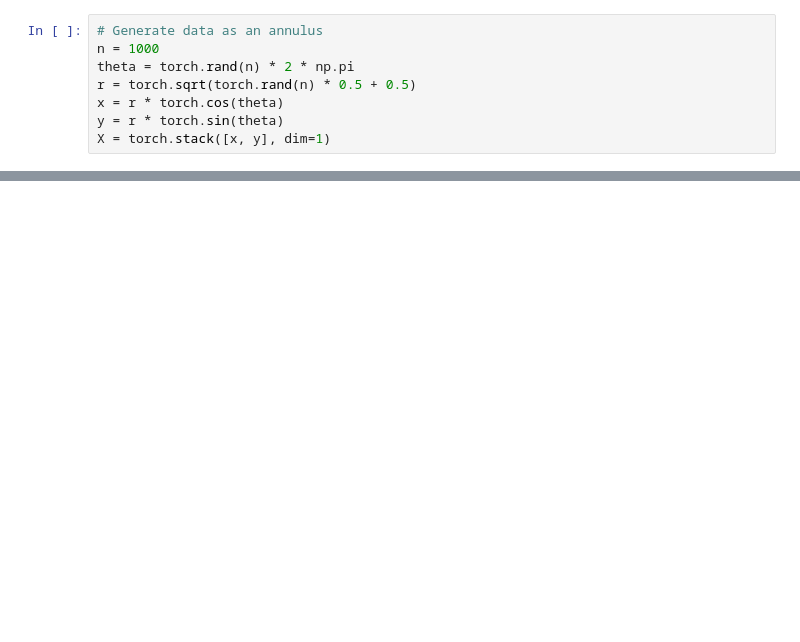
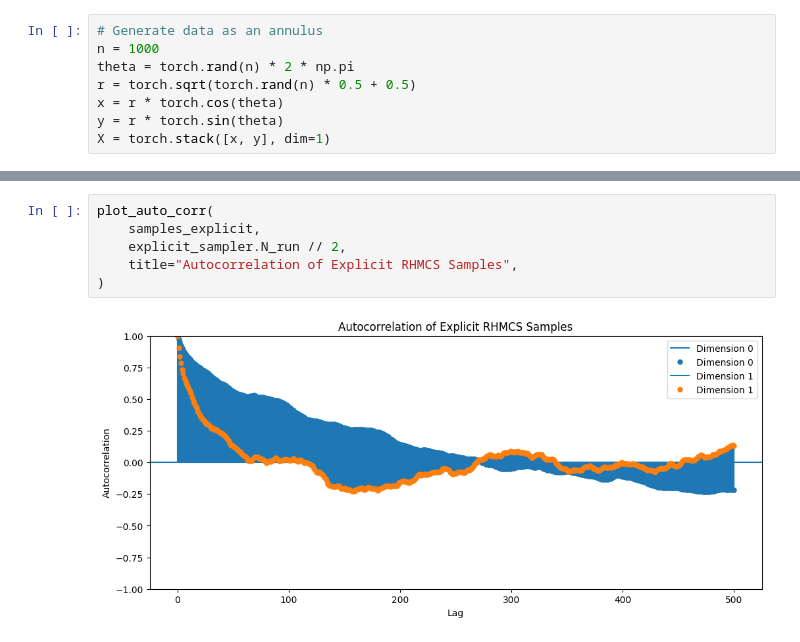
Before and after one commit to abelmaxv/geodesic_toolbox, a Jupyter notebook: examples/examples_samplers.ipynb, the cells around one changed output, grey strips where cells are left out. Cells and saved outputs as stored; diff of their text form; blank space fills up the shorter version.

```diff
--- a/examples/examples_samplers.ipynb
+++ b/examples/examples_samplers.ipynb
@@ -113,0 +137,8 @@ plt.show()
+# %%
+plot_auto_corr(
+    samples_explicit,
+    explicit_sampler.N_run // 2,
+    title="Autocorrelation of Explicit RHMCS Samples",
+)
+# %% [output]
+[figure, added]
```
Also changed, not shown: parts of 9 cells of this notebook.
